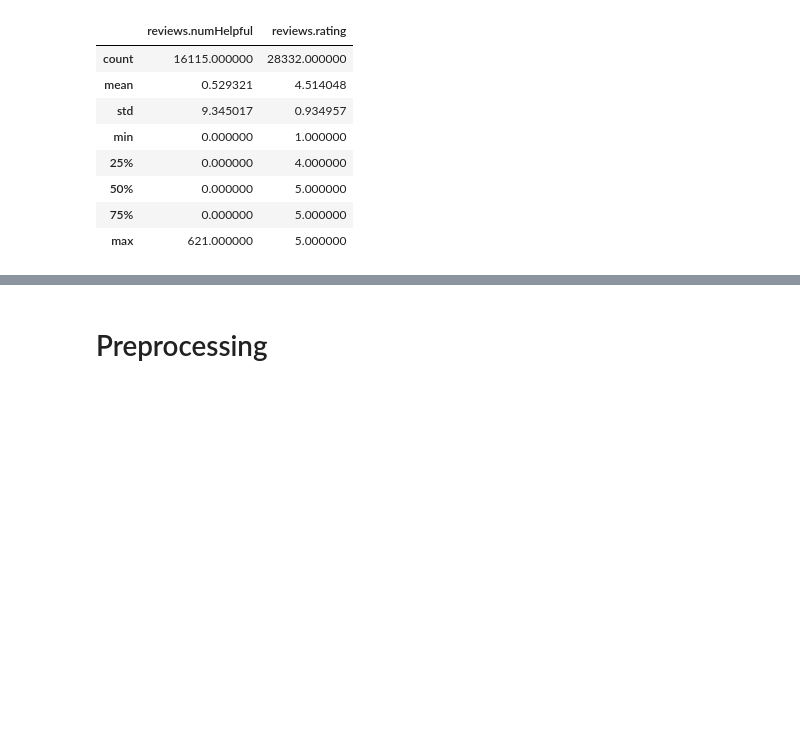
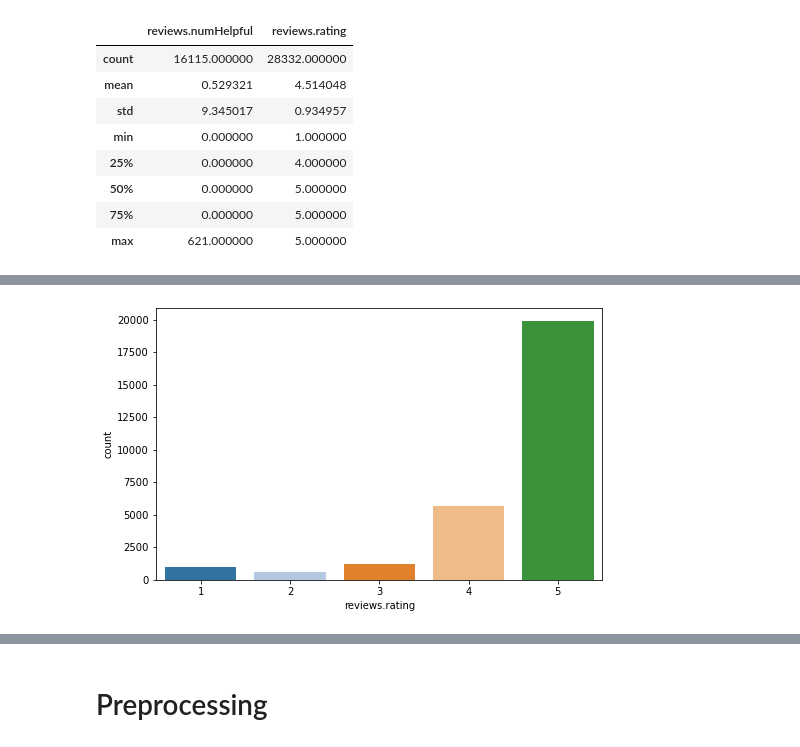
Before and after one commit to broepke/DATA110, a Jupyter notebook: Week 10/DATA110-Week10-broepke.ipynb, the cells around one changed output, grey strips where cells are left out. Cells and saved outputs as stored; diff of their text form; code cells hidden in the pictures; blank space fills up the shorter version.

```diff
--- a/Week 10/DATA110-Week10-broepke.ipynb
+++ b/Week 10/DATA110-Week10-broepke.ipynb
@@ -45,0 +69,20 @@ df = pd.read_csv("Amazon_Consumer_Reviews.csv")
+# %%
+def get_domain(x):
+
+    m = re.findall('://([\w\-\.]+)', x)
+
+    try:
+        return m[0]
+    except:
+        return None
+# %%
+df['domain'] = df['reviews.sourceURLs'].apply(lambda x: get_domain(x))
+# %%
+# Change to Categorical types
+df["brand"] = df["brand"].astype('category')
+df["primaryCategories"] = df["primaryCategories"].astype('category')
+df["manufacturer"] = df["manufacturer"].astype('category')
+df["reviews.username"] = df["reviews.username"].astype('category')
+df["domain"] = df["domain"].astype('category')
+# %%
+df.drop(columns=['id', 'manufacturerNumber', 'keys', 'categories', 'reviews.dateSeen', 'asins'], inplace=True)
@@ -94,0 +176,5 @@ df['reviews.rating'].plot(kind='hist');
+# %%
+plt.figure(figsize=(8,5))
+sns.countplot(x='reviews.rating', data=df, palette="tab20", dodge=False);
+# %% [output]
+[figure, added]
```
Also changed, not shown: parts of 13 cells of this notebook, 1 other file.
